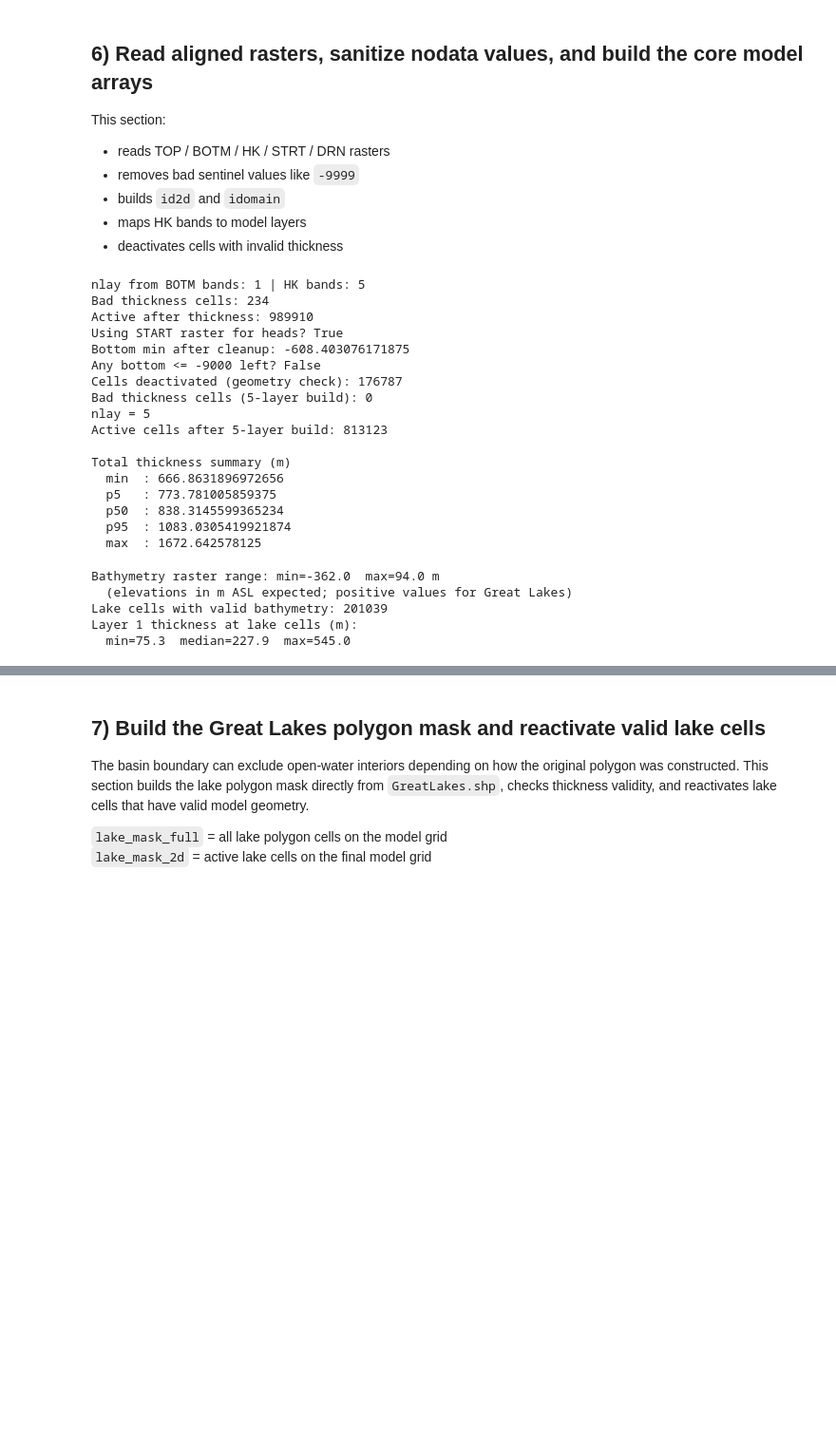
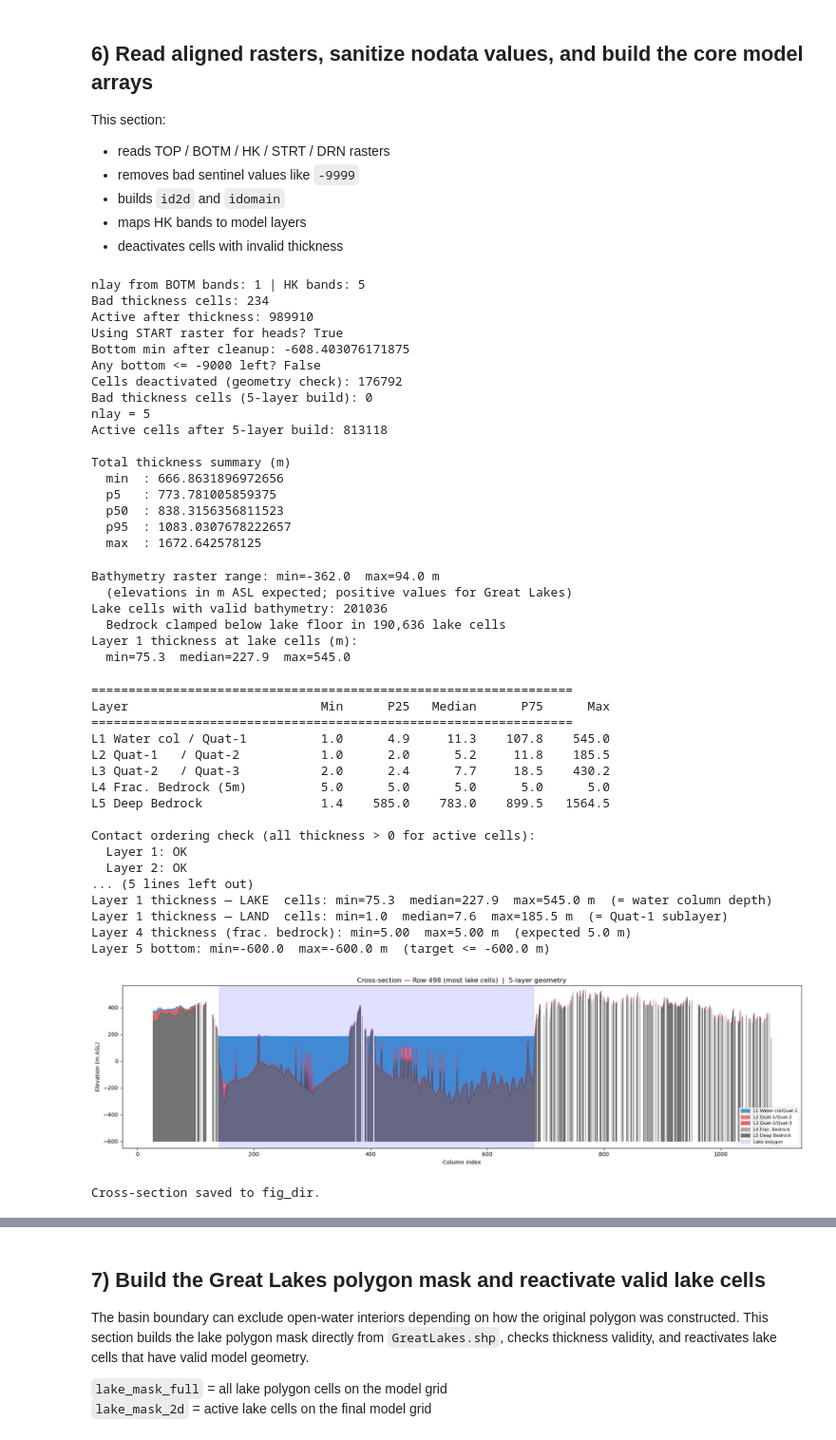
Before and after one commit to saminab/GreatLakesProject, a Jupyter notebook: flopysim/Modeflow6_SImulation.ipynb, the cells around one changed output, grey strips where cells are left out. Shown at 95% size. Cells and saved outputs as stored; diff of their text form; code cells hidden in the pictures; blank space fills up the shorter version.

Commit message:
update the layers

```diff
--- a/flopysim/Modeflow6_SImulation.ipynb
+++ b/flopysim/Modeflow6_SImulation.ipynb
@@ -367,9 +366,10 @@ botm3d[2] = quat_base
 botm3d[3] = quat_base - FRAC_BEDROCK_THK_M
 
 # ---- Layer 5: Deep bedrock -- fixed base at -MAX_DEPTH_M m ASL (Contact 6 = -600 m ASL) ----
+# Strictly fixed at -600 m ASL everywhere per the layer diagram.
+# Cells where botm3d[3] >= -600 m will have zero/negative L5 thickness
+# and are caught and deactivated by the thickness check below.
 botm3d[4] = np.full((nrow, ncol), -MAX_DEPTH_M, dtype="float32")
-# never shallower than 1 m below fractured bedrock bottom
-botm3d[4] = np.minimum(botm3d[4], botm3d[3] - 1.0)
 
 # ---- HK mapping: 5 input bands -> 5 model layers ----
 # HK_LAYER_BAND_MAP contains 1-based raster band numbers (matching the raster file).
@@ -451,16 +451,16 @@ Active after thickness: 989910
 Using START raster for heads? True
 Bottom min after cleanup: -608.403076171875
 Any bottom <= -9000 left? False
-Cells deactivated (geometry check): 176787
+Cells deactivated (geometry check): 176792
 Bad thickness cells (5-layer build): 0
 nlay = 5
-Active cells after 5-layer build: 813123
+Active cells after 5-layer build: 813118
 
 Total thickness summary (m)
   min  : 666.8631896972656
   p5   : 773.781005859375
-  p50  : 838.3145599365234
-  p95  : 1083.0305419921874
+  p50  : 838.3156356811523
+  p95  : 1083.0307678222657
   max  : 1672.642578125
 # %%
 # =========================================================
@@ -504,14 +504,27 @@ if lake_bathy_mask.any():
     # Layer 1: water column -- bottom = lake floor
     botm3d[0][idx] = floor[idx]
 
-    # Layer 2: Quaternary 1 -- lake floor to midpoint(floor, bedrock)
-    # Contact 3 for lake = (floor + bedrock) / 2
-    botm3d[1][idx] = (floor[idx] + quat_base[idx]) / 2.0
+    # The terrestrial bedrock model (modelbottom.tif) is often too shallow under
+    # the lakes because it was built from land surveys.  Clamp it so bedrock is
+    # always at least 2*MIN_QUAT_SUBLAYER_M below the lake floor, giving the
+    # two sub-Quaternary lake layers enough room to have positive thickness.
+    quat_base_lk = np.minimum(
+        quat_base[idx],
+        floor[idx] - 2.0 * MIN_QUAT_SUBLAYER_M
+    )
+    n_clamped = int(np.sum(quat_base[idx] >= floor[idx] - 2.0 * MIN_QUAT_SUBLAYER_M))
+    if n_clamped > 0:
+        print(f'  Bedrock clamped below lake floor in {n_clamped:,} lake cells')
 
-    # Layer 3: Quaternary 2 -- midpoint to bedrock contact
-    botm3d[2][idx] = quat_base[idx]
+    # Layer 2: Quaternary 1 -- lake floor to midpoint(floor, clamped bedrock)
+    botm3d[1][idx] = (floor[idx] + quat_base_lk) / 2.0
 
-    # Layers 4-5 (fractured + deep bedrock): anchored to quat_base (unchanged)
+    # Layer 3: Quaternary 2 -- midpoint to clamped bedrock contact
+    botm3d[2][idx] = quat_base_lk
+
+    # Layers 4-5: anchored to clamped bedrock (keep geometry consistent)
+    botm3d[3][idx] = quat_base_lk - FRAC_BEDROCK_THK_M
+    botm3d[4][idx] = np.minimum(-MAX_DEPTH_M, quat_base_lk - FRAC_BEDROCK_THK_M - 1.0)
 
     thk_l1 = top2d[idx] - botm3d[0][idx]
     print('Layer 1 thickness at lake cells (m):')
@@ -521,7 +534,8 @@ else:
 # %% [output]
 Bathymetry raster range: min=-362.0  max=94.0 m
   (elevations in m ASL expected; positive values for Great Lakes)
-Lake cells with valid bathymetry: 201039
+Lake cells with valid bathymetry: 201036
+  Bedrock clamped below lake floor in 190,636 lake cells
 Layer 1 thickness at lake cells (m):
   min=75.3  median=227.9  max=545.0
 # %%
@@ -580,8 +594,6 @@ print()
 # ---------------------------------------------------------
 thk_l1 = tops[0] - botm3d[0]
 if lake.any():
-    v = thk_l1[lake & np.isfinite(thk_l1[lake])]
-    # use boolean indexing properly
     v = thk_l1[lake]
     v = v[np.isfinite(v)]
     print(f'Layer 1 thickness — LAKE  cells: min={v.min():.1f}  median={np.median(v):.1f}  max={v.max():.1f} m  (= water column depth)')
@@ -608,31 +620,51 @@ print()
 lake_row = int(np.argmax(lake.sum(axis=1)))
 cols = np.arange(ncol)
 active_cols = active[lake_row, :]
 
 fig, ax = plt.subplots(figsize=(18, 5))
-colors = ['#4393c3', '#92c5de', '#d1e5f0', '#969696', '#525252']
+colors = ["#1f86c5", "#e65c5c", "#e43e3e", '#969696', '#525252']
 labels = ['L1 Water col/Quat-1', 'L2 Quat-1/Quat-2', 'L3 Quat-2/Quat-3',
           'L4 Frac. Bedrock', 'L5 Deep Bedrock']
 
 for k in range(nlay):
     top_k = tops[k][lake_row, :].copy().astype(float)
     bot_k = botm3d[k][lake_row, :].copy().astype(float)
     top_k[~active_cols] = np.nan
     bot_k[~active_cols] = np.nan
     ax.fill_between(cols, bot_k, top_k, alpha=0.8,
                     color=colors[k], label=labels[k])
 
 # mark lake cells
 lake_cols = np.where(lake[lake_row, :])[0]
 if lake_cols.size > 0:
     ax.axvspan(lake_cols[0], lake_cols[-1], alpha=0.12, color='blue', label='Lake polygon')
 
 ax.set_xlabel('Column index')
 ax.set_ylabel('Elevation (m ASL)')
 ax.set_title(f'Cross-section — Row {lake_row} (most lake cells)  |  5-layer geometry')
 ax.legend(loc='lower right', fontsize=8)
 ax.set_ylim(-650, top2d[lake_row, active_cols].max() + 20)
 plt.tight_layout()
 plt.savefig(os.path.join(fig_dir, 'layer_geometry_xsection.png'), dpi=150, bbox_inches='tight')
 plt.show()
 print(f'Cross-section saved to fig_dir.')
+# %% [output]
+=================================================================
+Layer                          Min      P25   Median      P75      Max
+=================================================================
+L1 Water col / Quat-1          1.0      4.9     11.3    107.8    545.0
+L2 Quat-1   / Quat-2           1.0      2.0      5.2     11.8    185.5
+L3 Quat-2   / Quat-3           2.0      2.4      7.7     18.5    430.2
+L4 Frac. Bedrock (5m)          5.0      5.0      5.0      5.0      5.0
+L5 Deep Bedrock                1.4    585.0    783.0    899.5   1564.5
+
+Contact ordering check (all thickness > 0 for active cells):
+  Layer 1: OK
+  Layer 2: OK
+... (5 lines left out)
+Layer 1 thickness — LAKE  cells: min=75.3  median=227.9  max=545.0 m  (= water column depth)
+Layer 1 thickness — LAND  cells: min=1.0  median=7.6  max=185.5 m  (= Quat-1 sublayer)
+Layer 4 thickness (frac. bedrock): min=5.00  max=5.00 m  (expected 5.0 m)
+Layer 5 bottom: min=-600.0  max=-600.0 m  (target <= -600.0 m)
+[figure, added]
+Cross-section saved to fig_dir.
```
Also changed, not shown: parts of 17 cells of this notebook, 1 other file.
